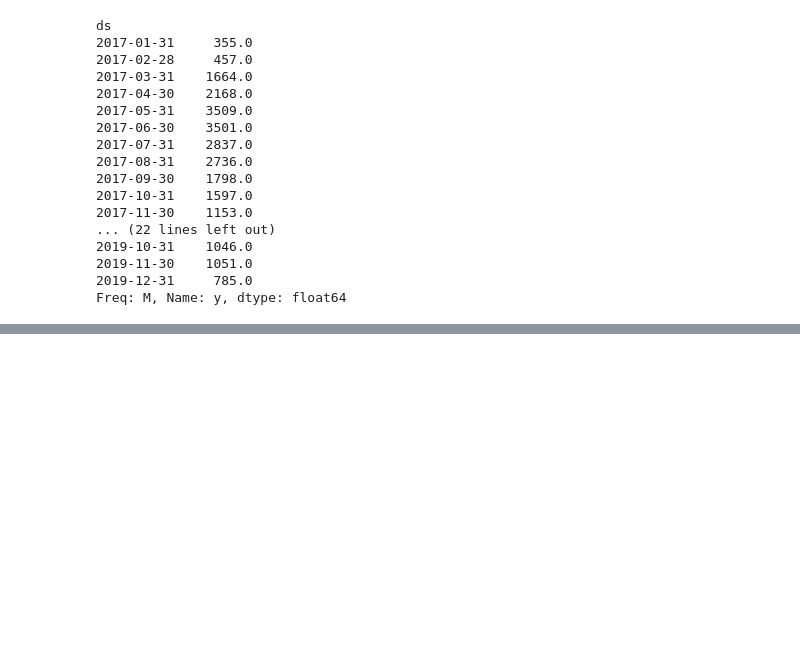
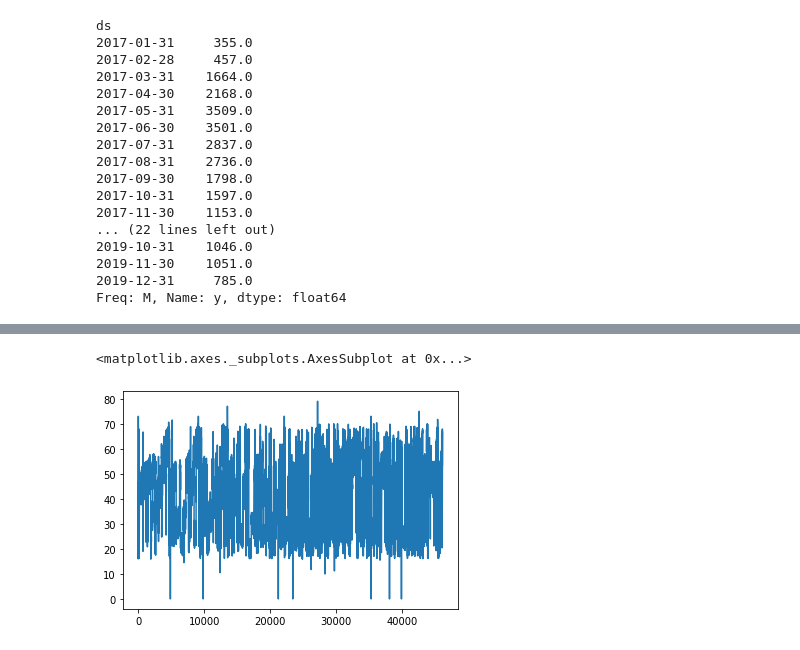
Before and after one commit to coldwhitewinters/LV, a Jupyter notebook: notebooks/tbats.ipynb, the cells around one changed output, grey strips where cells are left out. Cells and saved outputs as stored; diff of their text form; code cells hidden in the pictures; blank space fills up the shorter version.

```diff
--- a/notebooks/tbats.ipynb
+++ b/notebooks/tbats.ipynb
@@ -210,0 +251,2 @@ Freq: M, Name: y, dtype: float64
+# %%
+df = data[data.producto == "Nafta (premium) de más de 95 Ron"]
@@ -210,0 +262,11 @@ Freq: M, Name: y, dtype: float64
+# %%
+precio_nafta = df.groupby("fecha_vigencia")["precio"].mean()
+# %%
+precio_nafta = precio_nafta.iloc[1:]
+# %%
+precio_nafta = precio_nafta.reset_index()
+# %%
+precio_nafta.precio.plot()
+# %% [output]
+<matplotlib.axes._subplots.AxesSubplot at 0x...>
+[figure, added]
```
Also changed, not shown: parts of 11 cells of this notebook, 3 other files.
